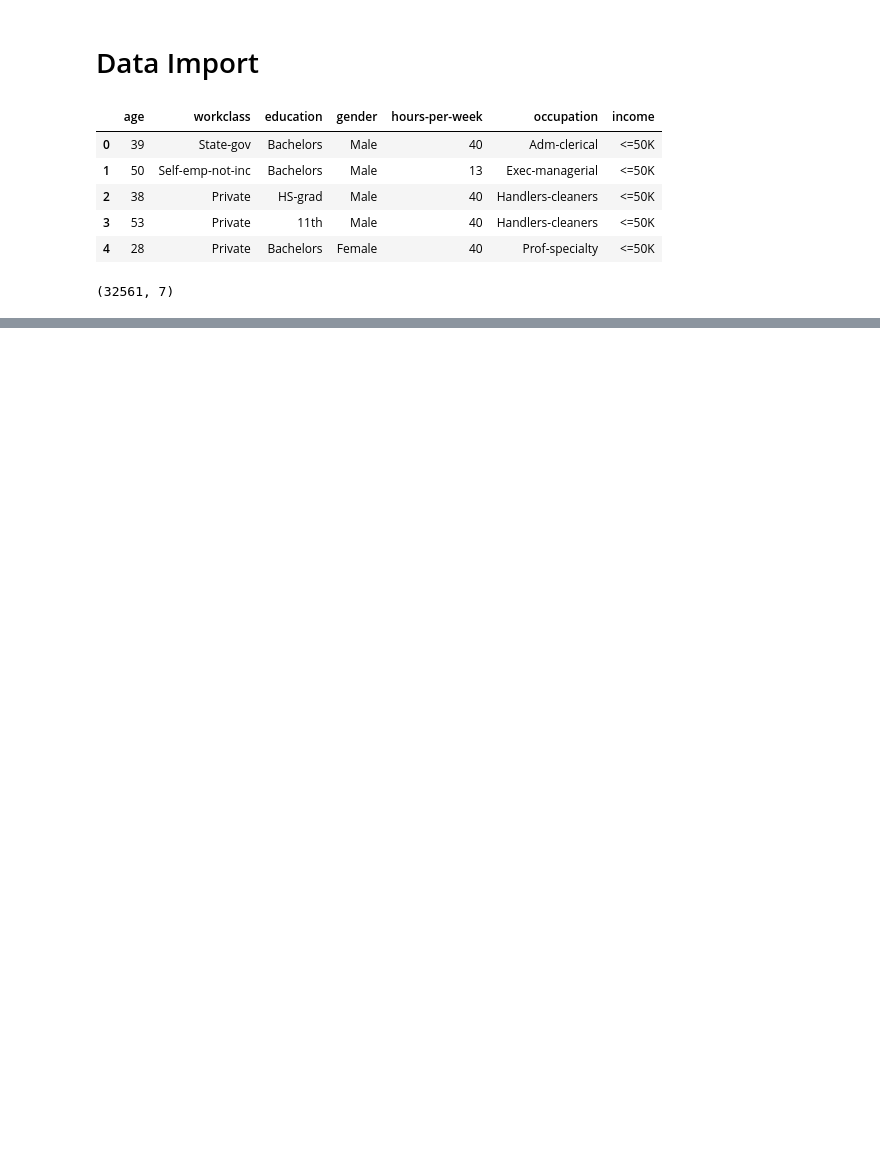
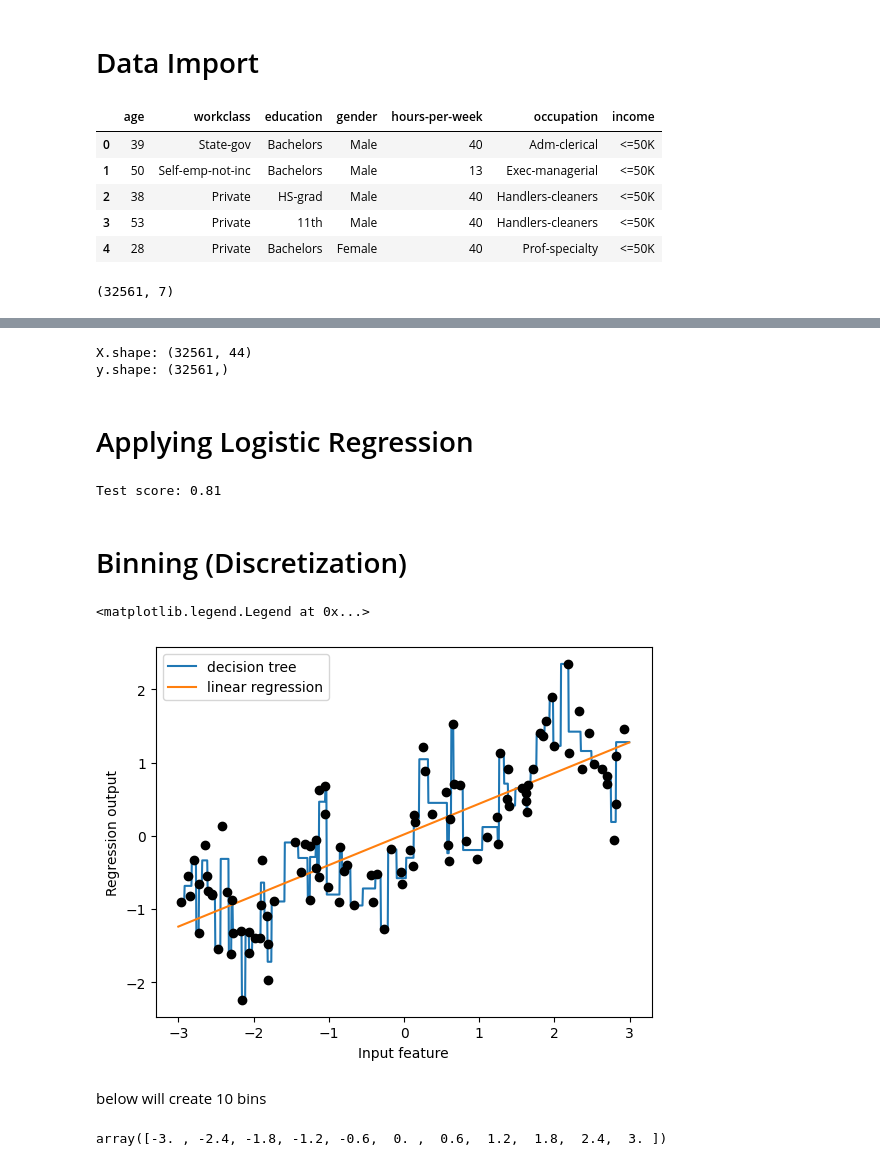
Before and after one commit to abhaykukade/ml_model_evaluation, a Jupyter notebook: feature_engineering.ipynb, the cells around one changed output, grey strips where cells are left out. Saved outputs shown, nothing was run; the diff lists cells and outputs as text; code cells hidden in the pictures; blank space fills up the shorter version.

```diff
--- a/feature_engineering.ipynb
+++ b/feature_engineering.ipynb
@@ -7,3 +14,10 @@ import matplotlib.pyplot as plt
+# %%
+def make_wave(n_samples=100):
+    rnd = np.random.RandomState(42)
+    x = rnd.uniform(-3, 3, size=n_samples)
+    y_no_noise = (np.sin(4 * x) + x)
+    y = (y_no_noise + rnd.normal(size=len(x))) / 2
+    return x.reshape(-1, 1), y
 # %% [markdown]
 # Data Import
 # %%
@@ -29,0 +78,44 @@ data.shape
+# %%
+features = data_dummies.loc[:, 'age':'occupation_ Transport-moving']
+
+X = features.values
+y = data_dummies['income_ >50K'].values
+print(f'X.shape: {X.shape}\ny.shape: {y.shape}')
+# %% [output]
+X.shape: (32561, 44)
+y.shape: (32561,)
+# %% [markdown]
+# Applying Logistic Regression
+# %%
+X_train, X_test, y_train, y_test = train_test_split(X, y, random_state=0)
+logreg = LogisticRegression(max_iter=2000)
+logreg.fit(X_train, y_train)
+print(f'Test score: {logreg.score(X_test, y_test):.2f}')
+# %% [output]
+Test score: 0.81
+# %% [markdown]
+# Binning (Discretization)
+# %%
+X, y = make_wave(n_samples=100)
+line = np.linspace(-3, 3, 1000, endpoint=False).reshape(-1, 1)
+
+reg = DecisionTreeRegressor(min_samples_split=3).fit(X, y)
+plt.plot(line, reg.predict(line), label='decision tree')
+
+reg = LinearRegression().fit(X, y)
+plt.plot(line, reg.predict(line), label='linear regression')
+
+plt.plot(X[:, 0], y, 'o', c='k')
+plt.ylabel('Regression output')
+plt.xlabel('Input feature')
+plt.legend()
+# %% [output]
+<matplotlib.legend.Legend at 0x...>
+[figure, added]
+# %% [markdown]
+below will create 10 bins
+# %%
+bins = np.linspace(-3, 3, 11)
+bins
+# %% [output]
+array([-3. , -2.4, -1.8, -1.2, -0.6,  0. ,  0.6,  1.2,  1.8,  2.4,  3. ])
```
Also changed, not shown: parts of 22 cells of this notebook.
